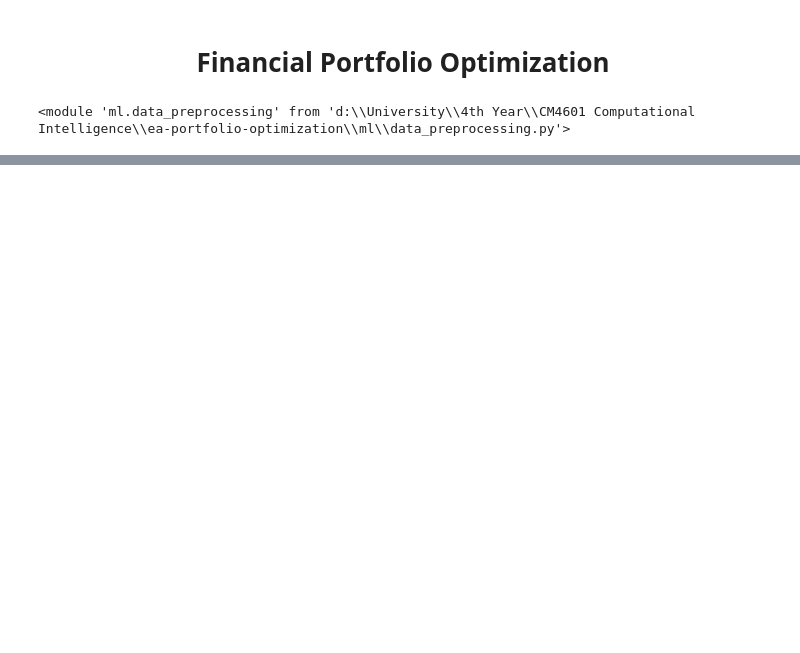
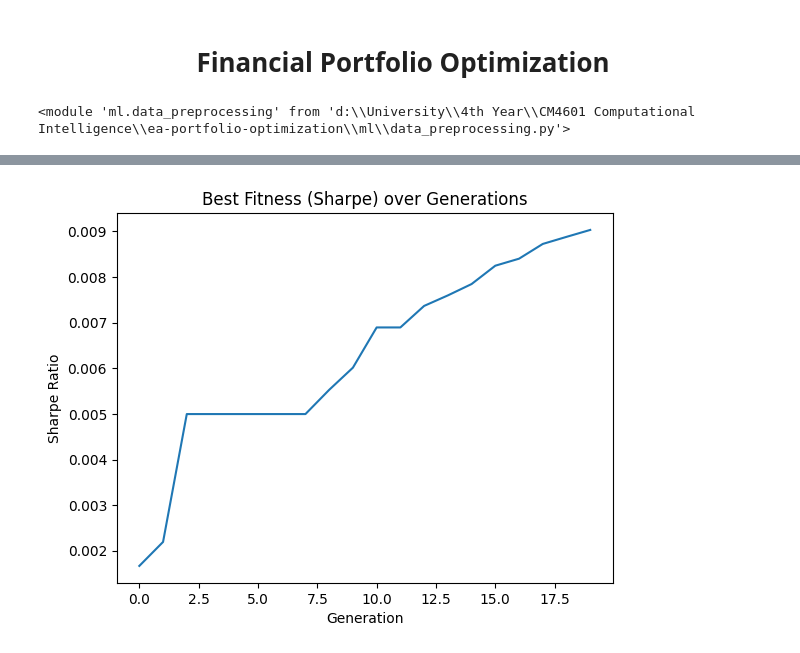
Before and after one commit to NotMishaal/ea-portfolio-optimization, a Jupyter notebook: main.ipynb, the cells around one changed output, grey strips where cells are left out. Cells and saved outputs as stored; diff of their text form; code cells hidden in the pictures; blank space fills up the shorter version.

```diff
--- a/main.ipynb
+++ b/main.ipynb
@@ -11,4 +14,6 @@ importlib.reload(dp)
 # %%
 selected_symbols = ['AAPL', 'MSFT', 'GOOGL', 'AMZN', 'JPM']
 # %%
-df = dp.load_data("data/prices.csv")
+df = dp.load_data("data/prices.csv", selected_symbols)
+returns = dp.compute_returns(df)
+norm_returns = dp.normalize_returns(returns)
@@ -87,0 +20,15 @@ Name: 2016-12-30 00:00:00, Length: 501, dtype: float64
+# %%
+expected_returns = fc.forecast_returns_arima(norm_returns, forecast_horizon=1)
+cov_matrix = fc.compute_covariance_matrix(norm_returns)
+# %%
+ga = cga.GeneticOptimizer(
+    pop_size=50,
+    ngen=20,
+    tourn_size=3,
+    cxpb=0.7,
+    mutpb=0.2,
+    mut_step=0.05,
+    risk_free_rate=0.0
+    )
+# %%
+best_ind, best_fit, best_fits = ga.run(expected_returns, cov_matrix)
@@ -87,0 +53,8 @@ Name: 2016-12-30 00:00:00, Length: 501, dtype: float64
+# %%
+plt.plot(best_fits)
+plt.title('Best Fitness (Sharpe) over Generations')
+plt.xlabel('Generation')
+plt.ylabel('Sharpe Ratio')
+plt.show()
+# %% [output]
+[figure, added]
```
Also changed, not shown: parts of 8 cells of this notebook.
